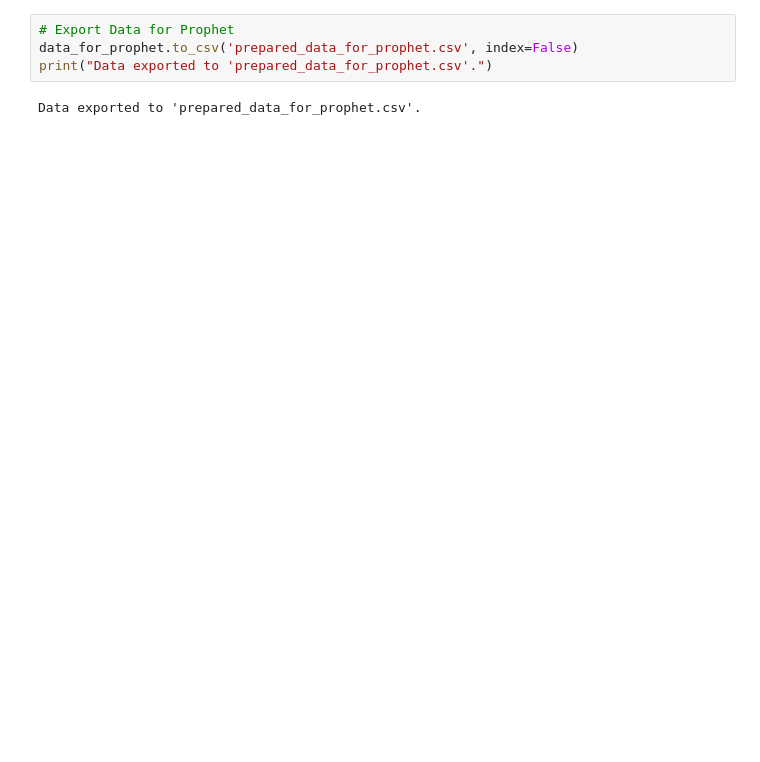
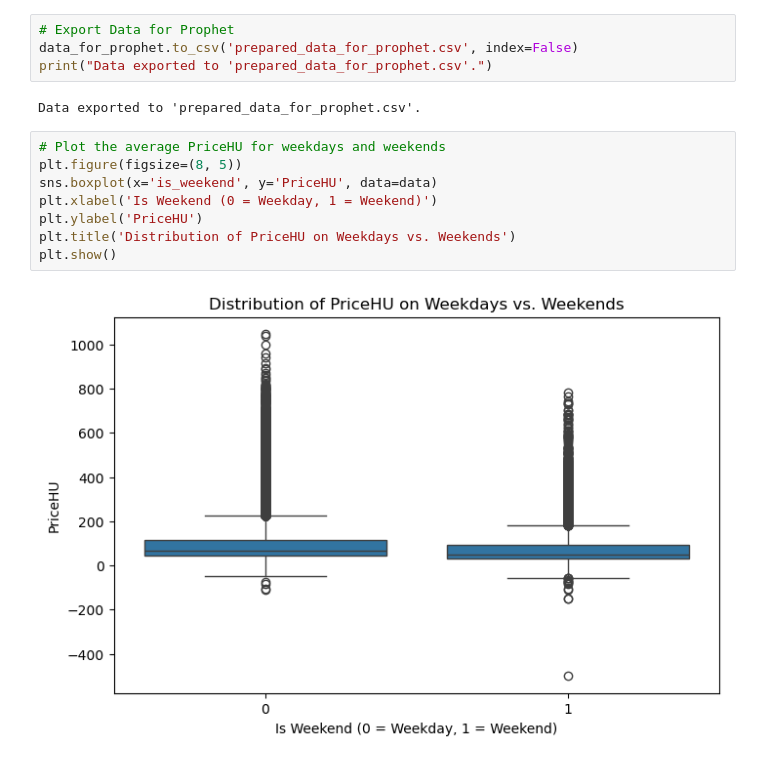
Before and after one commit to venture-data/lstm-example, a Jupyter notebook: Prophet/cleaned_feature_engg.ipynb, the cells around one changed output. Drawn from its saved outputs; the diff is of its cells as text; blank space fills up the shorter version.

```diff
--- a/Prophet/cleaned_feature_engg.ipynb
+++ b/Prophet/cleaned_feature_engg.ipynb
@@ -442,3 +453,13 @@ data_for_prophet.to_csv('prepared_data_for_prophet.csv', index=False)
 print("Data exported to 'prepared_data_for_prophet.csv'.")
 # %% [output]
 Data exported to 'prepared_data_for_prophet.csv'.
+# %%
+# Plot the average PriceHU for weekdays and weekends
+plt.figure(figsize=(8, 5))
+sns.boxplot(x='is_weekend', y='PriceHU', data=data)
+plt.xlabel('Is Weekend (0 = Weekday, 1 = Weekend)')
+plt.ylabel('PriceHU')
+plt.title('Distribution of PriceHU on Weekdays vs. Weekends')
+plt.show()
+# %% [output]
+[figure, added]
```
Also changed, not shown: parts of 12 cells of this notebook.
